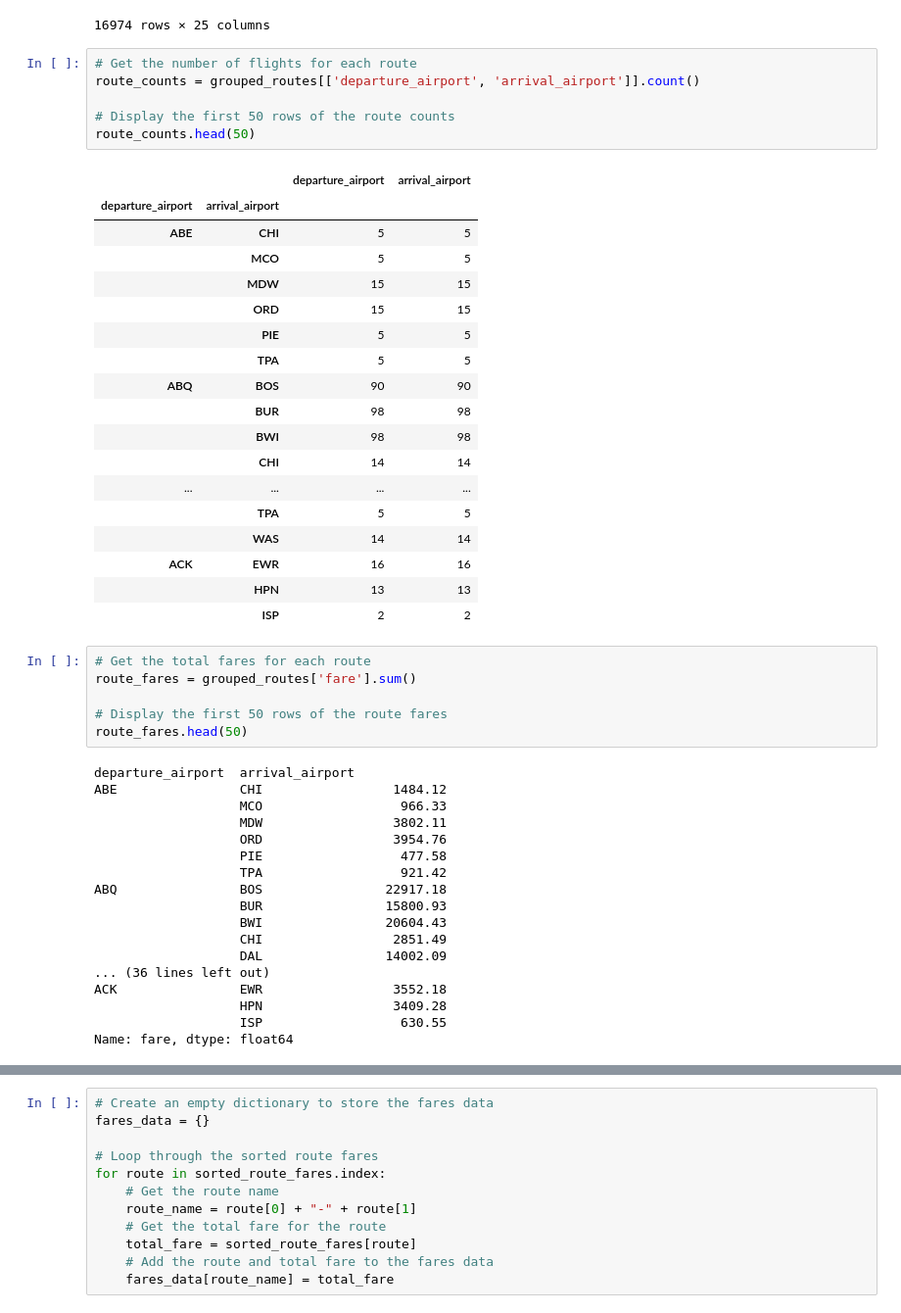
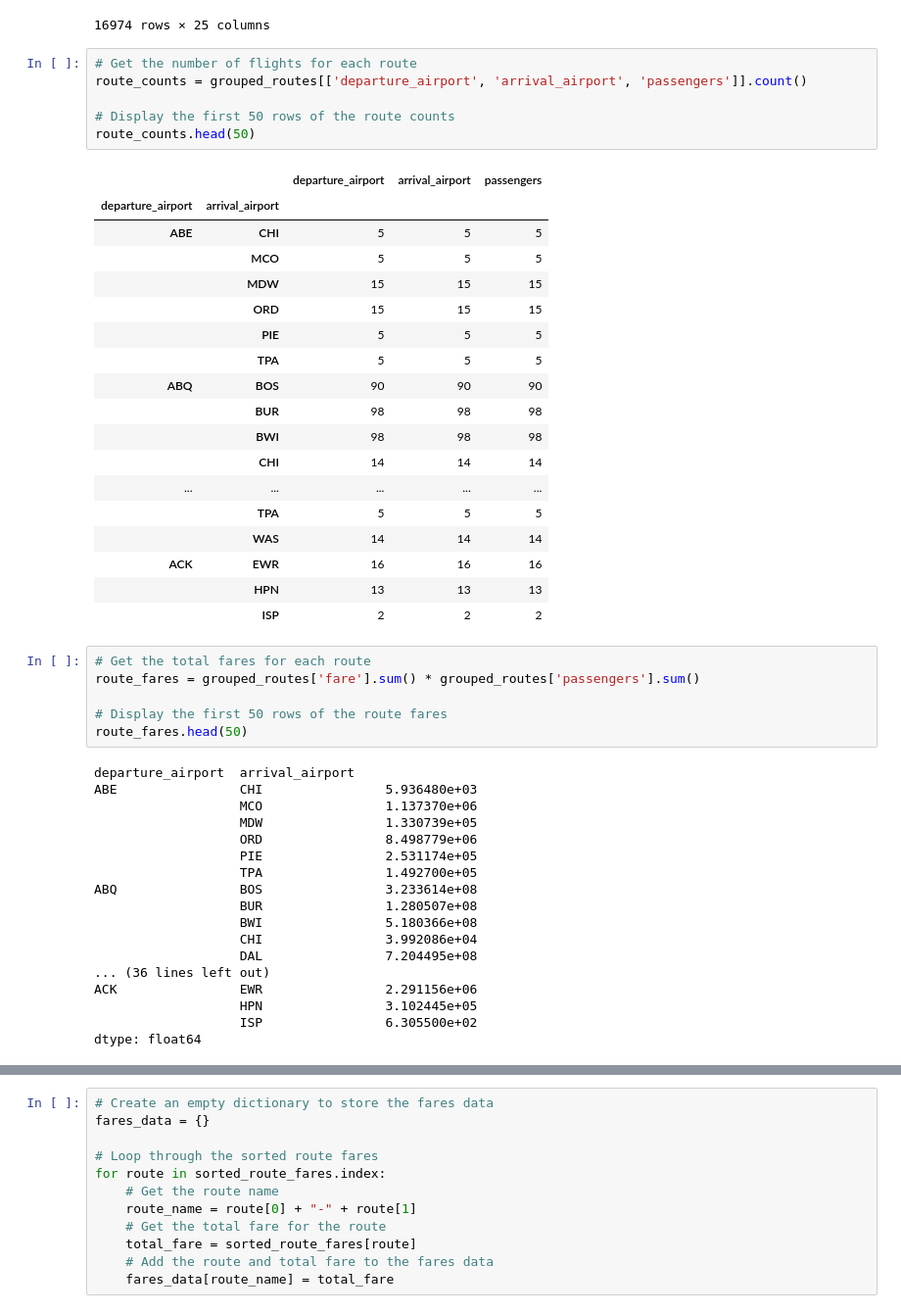
Before and after one commit to CamdenBeck/Project_03, a Jupyter notebook: Camden/most_profitable_routes.ipynb, the cells around one changed output, grey strips where cells are left out. Shown at 98% size. Drawn from its saved outputs; the diff is of its cells as text.

Commit message:
Calculated fares correctly.

```diff
--- a/Camden/most_profitable_routes.ipynb
+++ b/Camden/most_profitable_routes.ipynb
@@ -44,53 +44,53 @@ grouped_routes.apply(lambda x: x.head())
 16974 rows × 25 columns
 # %%
 # Get the number of flights for each route
-route_counts = grouped_routes[['departure_airport', 'arrival_airport']].count()
+route_counts = grouped_routes[['departure_airport', 'arrival_airport', 'passengers']].count()
 
 # Display the first 50 rows of the route counts
 route_counts.head(50)
 # %% [output]
-|  |  | departure_airport | arrival_airport |
-| departure_airport | arrival_airport |  |  |
-| ABE | CHI | 5 | 5 |
-|  | MCO | 5 | 5 |
-|  | MDW | 15 | 15 |
-|  | ORD | 15 | 15 |
-|  | PIE | 5 | 5 |
-|  | TPA | 5 | 5 |
-| ABQ | BOS | 90 | 90 |
-|  | BUR | 98 | 98 |
-|  | BWI | 98 | 98 |
-|  | CHI | 14 | 14 |
-| ... | ... | ... | ... |
-|  | TPA | 5 | 5 |
-|  | WAS | 14 | 14 |
-| ACK | EWR | 16 | 16 |
-|  | HPN | 13 | 13 |
-|  | ISP | 2 | 2 |
+|  |  | departure_airport | arrival_airport | passengers |
+| departure_airport | arrival_airport |  |  |  |
+| ABE | CHI | 5 | 5 | 5 |
+|  | MCO | 5 | 5 | 5 |
+|  | MDW | 15 | 15 | 15 |
+|  | ORD | 15 | 15 | 15 |
+|  | PIE | 5 | 5 | 5 |
+|  | TPA | 5 | 5 | 5 |
+| ABQ | BOS | 90 | 90 | 90 |
+|  | BUR | 98 | 98 | 98 |
+|  | BWI | 98 | 98 | 98 |
+|  | CHI | 14 | 14 | 14 |
+| ... | ... | ... | ... | ... |
+|  | TPA | 5 | 5 | 5 |
+|  | WAS | 14 | 14 | 14 |
+| ACK | EWR | 16 | 16 | 16 |
+|  | HPN | 13 | 13 | 13 |
+|  | ISP | 2 | 2 | 2 |
 # %%
 # Get the total fares for each route
-route_fares = grouped_routes['fare'].sum()
+route_fares = grouped_routes['fare'].sum() * grouped_routes['passengers'].sum()
 
 # Display the first 50 rows of the route fares
 route_fares.head(50)
 # %% [output]
 departure_airport  arrival_airport
-ABE                CHI                 1484.12
-                   MCO                  966.33
-                   MDW                 3802.11
-                   ORD                 3954.76
-                   PIE                  477.58
-                   TPA                  921.42
-ABQ                BOS                22917.18
-                   BUR                15800.93
-                   BWI                20604.43
-                   CHI                 2851.49
-                   DAL                14002.09
+ABE                CHI                5.936480e+03
+                   MCO                1.137370e+06
+                   MDW                1.330739e+05
+                   ORD                8.498779e+06
+                   PIE                2.531174e+05
+                   TPA                1.492700e+05
+ABQ                BOS                3.233614e+08
+                   BUR                1.280507e+08
+                   BWI                5.180366e+08
+                   CHI                3.992086e+04
+                   DAL                7.204495e+08
 ... (36 lines left out)
-ACK                EWR                 3552.18
-                   HPN                 3409.28
-                   ISP                  630.55
-Name: fare, dtype: float64
+ACK                EWR                2.291156e+06
+                   HPN                3.102445e+05
+                   ISP                6.305500e+02
+dtype: float64
 # %%
 # Sort the route fares from highest to lowest
 sorted_route_fares = route_fares.sort_values(ascending=False)
```
Also changed, not shown: parts of 3 cells of this notebook.
